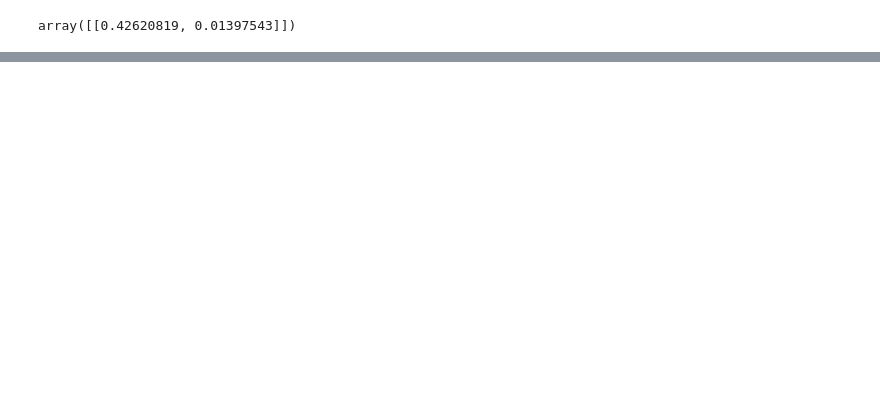
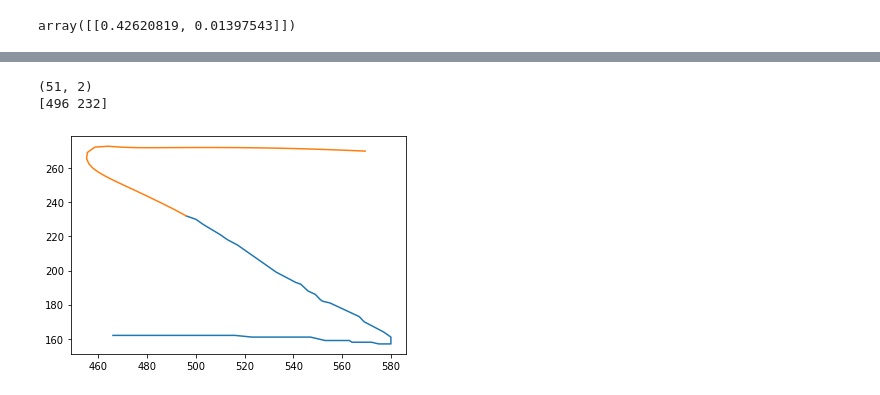
Before and after one commit to zetahvdev/handwritingrecognizion, a Jupyter notebook: Python scripts/full_timestep_rnn.ipynb, the cells around one changed output, grey strips where cells are left out. Cells and saved outputs as stored; diff of their text form; code cells hidden in the pictures; blank space fills up the shorter version.

```diff
--- a/Python scripts/full_timestep_rnn.ipynb
+++ b/Python scripts/full_timestep_rnn.ipynb
@@ -355,0 +166,78 @@ array([[0.2900195, 0.4545153]], dtype=float32)
+# %%
+def predict_model(model, data_f, amount):
+    def get_nextpos(coord, direct):
+            next_pos = coord + [0, np.sin(direct[0] * np.pi / 180) * direct[1]]
+            next_pos = next_pos + [np.cos(direct[0] * np.pi / 180) * direct[1], 0]
+            return next_pos
+
+    def trayectory(directions, initial_point):
+        denormalized = directions * [360, 160] - [180, 0]
+        # print(denormalized)
+        li = []
+        # print(denormalized[0])
+        nexti = initial_point
+        li.append(nexti)
+        for i in range(len(denormalized)):
+            nexti = get_nextpos(nexti, denormalized[i])
+            # print(nexti)
+            li.append(nexti.tolist())
+
+        return np.array(li)
+
+    data_asvec = trans.ev_tovec(data_f, show_graph=False, shrink_data=False)[1]
+    data_asvec_norm = np.true_divide((data_asvec.astype('float32') + [180, 0]), [360, 160])
+
+    chunk = data_f.shape[0]
+
+    li = []
+    current = data_asvec_norm
+    current_d = data_f
+    trans.plot_events(current_d)
+    for i in range(amount):
+        prediction = model.predict(np.expand_dims(current, axis=0))
+        datax_n = current_d[1]
+        # trans.plot_events(datax[600][0:10])
+        results = trayectory(prediction[0], datax_n)
+        li.append(results[-1])
+        # trans.ev_tovec(results, True, False)
+        # [current] + [last_update] : (x, y)
+        # join = np.concatenate((datax[event][0], results[1:]))
+
+        current_d = np.concatenate((current_d[0:chunk+i+1], np.expand_dims(results[-1], axis=0)), axis=0)
+        current_asvec = trans.ev_tovec(current_d, False, False)[1]
+        current_asvec = np.true_divide((current_asvec.astype('float32') + [180, 0]), [360, 160])
+
+        # print(current_asvec[1:], prediction[0][-1])
+        current = np.concatenate((current_asvec, np.expand_dims(prediction[0][-1], axis=0)), axis=0)
+        # print(current[-1])
+
+    liarray = np.array(li)
+    #############################################
+    # print(liarray)
+    liarray_asvec = trans.ev_tovec(liarray[1:], False, False)[1]
+    # print(liarray_asvec)
+    liarray_asvec = np.true_divide((liarray_asvec.astype('float32') + [180, 0]), [360, 160])
+
+    # print(datax[event][chunk])
+
+    return_v = trayectory(liarray_asvec, data_f[-1])
+    print(data_f[-1])
+
+    return return_v
+    #################################################
+
+event = 500
+
+chunk = 51
+print(datax[event][0:51].shape)
+
+predictive = predict_model(model, datax[event][0:51], 40)
+
+trans.plot_events(predictive)
+# final = np.concatenate((np.expand_dims(adatax[event][chunk - 1], axis=0), liarray))
+# print(final[0:2])
+# result = trans.ev_tovec(final, True, False)
+# %% [output]
+(51, 2)
+[496 232]
+[figure, added]
```
Also changed, not shown: parts of 13 cells of this notebook, 1 other file.
